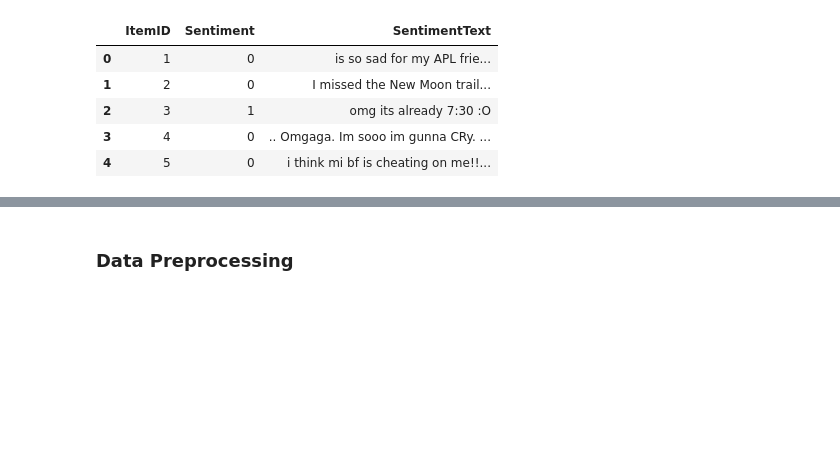
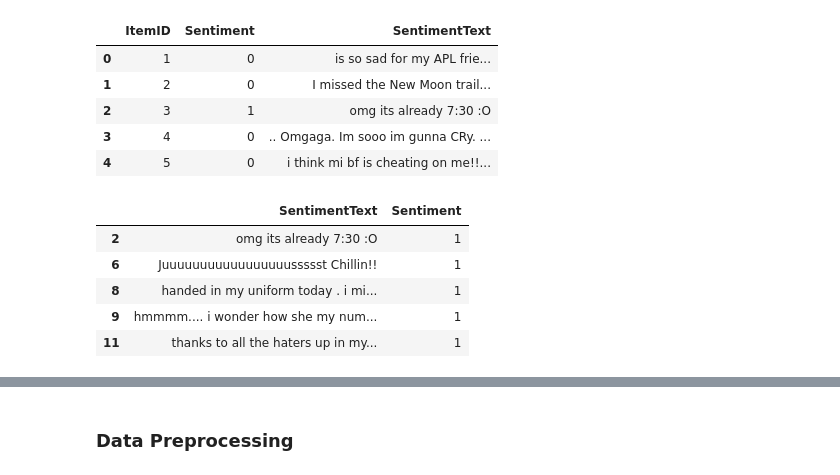
Before and after one commit to Oindrila-Sen/Python-Projects, a Jupyter notebook: SentimentAnalsyisApp/Deploy_Sentiment_Analysis_App.ipynb, the cells around one changed output, grey strips where cells are left out. Saved outputs shown, nothing was run; the diff lists cells and outputs as text; code cells hidden in the pictures; blank space fills up the shorter version.

```diff
--- a/SentimentAnalsyisApp/Sentiment_Analysis_App.ipynb
+++ b/SentimentAnalsyisApp/Deploy_Sentiment_Analysis_App.ipynb
@@ -46,0 +56,9 @@ df_tweets.head()
+# %%
+df_tweets[df_tweets["Sentiment"] == 1][["SentimentText","Sentiment"]].head(5)
+# %% [output]
+|  | SentimentText | Sentiment |
+| 2 | omg its already 7:30 :O | 1 |
+| 6 | Juuuuuuuuuuuuuuuuussssst Chillin!! | 1 |
+| 8 | handed in my uniform today . i mi... | 1 |
+| 9 | hmmmm.... i wonder how she my num... | 1 |
+| 11 | thanks to all the haters up in my... | 1 |
```
Also changed, not shown: parts of 9 cells of this notebook.
